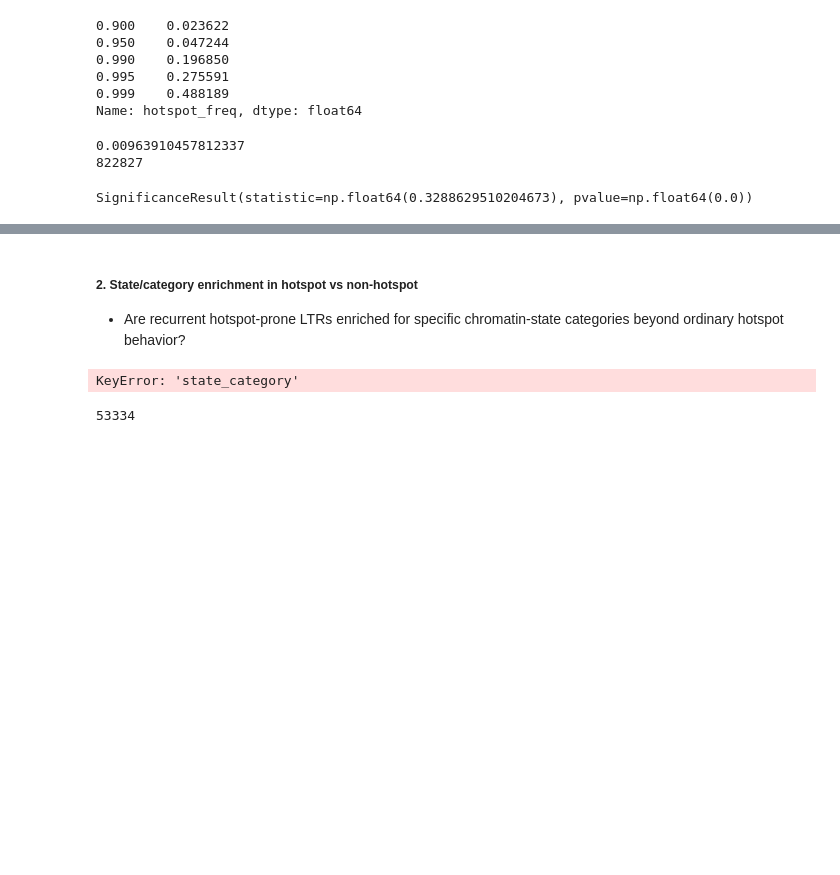
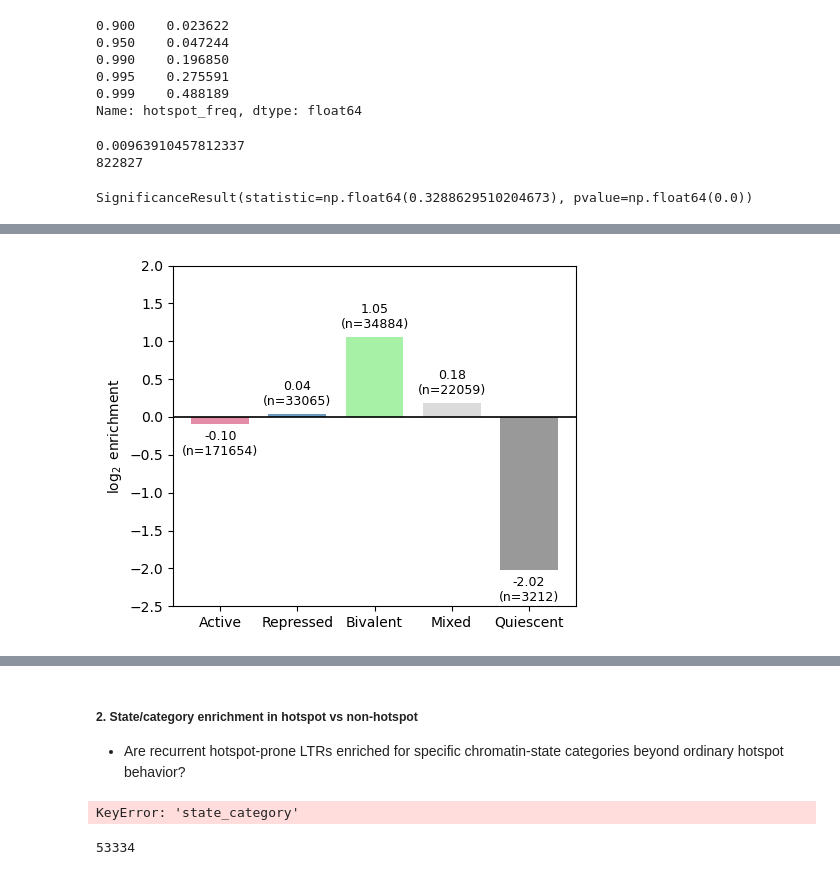
Before and after one commit to caocao0525/HERV, a Jupyter notebook: herv_all_hotspot_analysis.ipynb, the cells around one changed output, grey strips where cells are left out. Cells and saved outputs as stored; diff of their text form; code cells hidden in the pictures; blank space fills up the shorter version.

```diff
--- a/herv_all_hotspot_analysis.ipynb
+++ b/herv_all_hotspot_analysis.ipynb
@@ -532,0 +606,66 @@ df.head()
+# %%
+color_dict = {
+    "Active": "palevioletred",     #
+    "Repressed": "steelblue",  #
+    "Bivalent": "lightgreen",   #
+    "Mixed": "lightgray",   #
+    "Quiescent": "gray"       #
+}
+# %%
+plot_df = enrich_df.copy()
+
+plt.figure(figsize=(5,4))
+
+plt.bar(
+    plot_df["category"],
+    plot_df["log2_enrichment"],
+    color=[color_dict[c] for c in plot_df["category"]],
+    alpha=0.8,
+    width=0.75
+)
+
+plt.axhline(
+    0,
+    color="black",
+    linewidth=1.2
+)
+
+# value labels
+for i, row in plot_df.iterrows():
+    y = row["log2_enrichment"]
+
+    if y >= 0:
+        plt.text(
+            i,
+            y + 0.08,
+            f"{y:.2f}\n(n={row['fg_count']})",
+            ha="center",
+            va="bottom",
+            fontsize=9
+        )
+    else:
+        plt.text(
+            i,
+            y - 0.08,
+            f"{y:.2f}\n(n={row['fg_count']})",
+            ha="center",
+            va="top",
+            fontsize=9
+        )
+
+plt.ylabel(r"$\log_2$ enrichment")
+plt.xticks(rotation=0)
+plt.ylim(-2.5, 2)
+
+plt.tight_layout()
+
+plt.savefig(
+    "./figures/figure2D_chromatin_state_enrichment.pdf",
+    dpi=300,
+    bbox_inches="tight",
+    transparent=True
+)
+
+plt.show()
+# %% [output]
+[figure, added]
```
Also changed, not shown: parts of 10 cells of this notebook, 4 other files.
